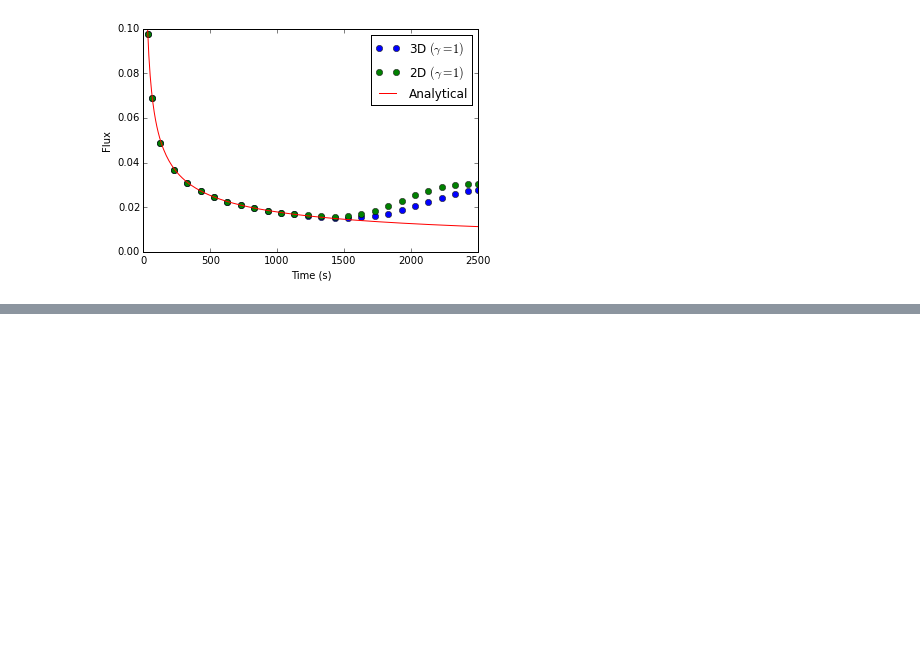
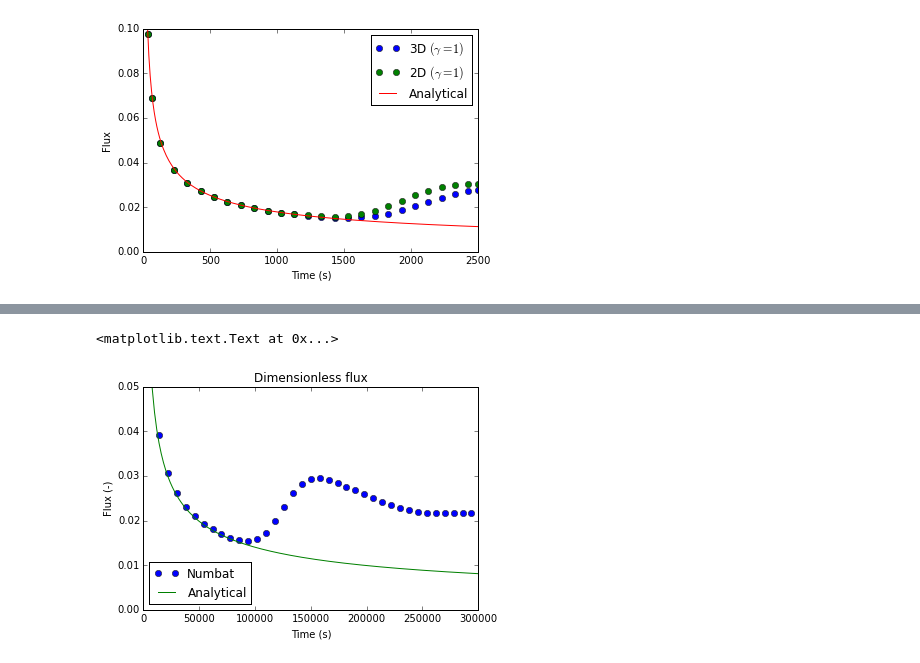
Before and after one commit to cpgr/numbat, a Jupyter notebook: documentation/examples/NumbatExamples.ipynb, the cells around one changed output, grey strips where cells are left out. Saved outputs shown, nothing was run; the diff lists cells and outputs as text; code cells hidden in the pictures; blank space fills up the shorter version.

```diff
--- a/documentation/examples/NumbatExamples.ipynb
+++ b/documentation/examples/NumbatExamples.ipynb
@@ -88,0 +141,11 @@ plt.xlim([0,2500]);
+# %%
+plt.plot(moosedata2D.time, - F(moosedata2D.boundaryfluxint), 'o', label = 'Numbat', markevery=4)
+plt.plot(moosedata2D.time, F(f(moosedata2D.time)), label = 'Analytical')
+plt.xlabel('Time (s)')
+plt.ylabel('Flux (-)')
+plt.legend(loc = 'best')
+plt.ylim([0,0.05]);
+plt.title('Dimensionless flux')
+# %% [output]
+<matplotlib.text.Text at 0x...>
+[figure, added]
```
Also changed, not shown: parts of 8 cells of this notebook, 1 other file.
